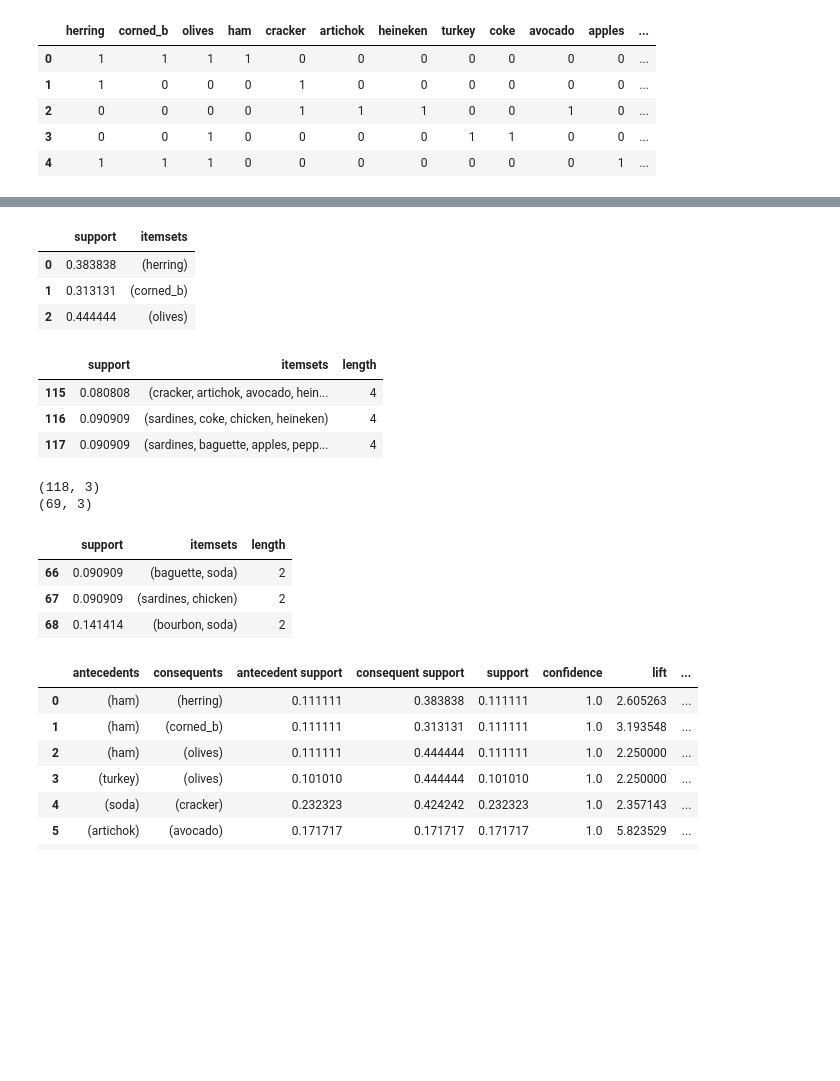
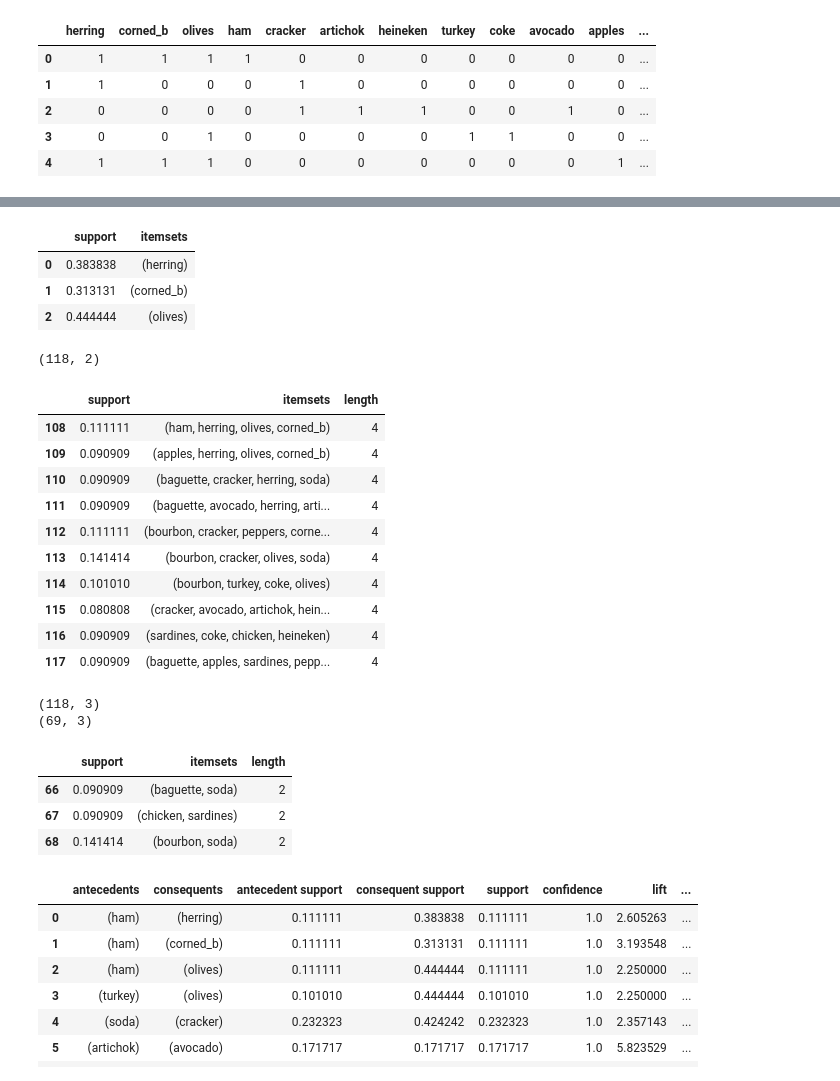
Before and after one commit to ykjoy/ML, a Jupyter notebook: association.ipynb, the cells around one changed output, grey strips where cells are left out. Cells and saved outputs as stored; diff of their text form; code cells hidden in the pictures; blank space fills up the shorter version.

```diff
--- a/association.ipynb
+++ b/association.ipynb
@@ -108,30 +128,39 @@ display(df.head())
 # %%
 frequent_itemsets = apriori(df, min_support = 0.05, use_colnames = True)
 display(frequent_itemsets.head(3))
+print(frequent_itemsets.shape)
 
 # itemset의 물품수 제한을 두고 싶을 때
 frequent_itemsets['length'] = frequent_itemsets['itemsets'].apply(lambda x: len(x))  #물품 수를 추가
-display(frequent_itemsets.tail(3))  #뒤에를 찍어야 몇개의 물품까지 나오는지 확인됨.
+display(frequent_itemsets.tail(10))  #뒤에를 찍어야 몇개의 물품까지 나오는지 확인됨.
 print(frequent_itemsets.shape)
 
-# item set의 물품수를 2개로 제한하고, support를 0.1이상 0.9이하로 설정하여 frequent itemset내 물품을 줄임
+# item set의 물품수를 2개로 제한하고, support를 0.05이상 0.9이하로 설정하여 frequent itemset내 물품을 줄임
 frequent_itemsets = frequent_itemsets[ (frequent_itemsets['length'] <=2) & (frequent_itemsets['support'] <= 0.9) ]
 print(frequent_itemsets.shape)
 display(frequent_itemsets.tail(3))
 # %% [output]
 |  | support | itemsets |
 | 0 | 0.383838 | (herring) |
 | 1 | 0.313131 | (corned_b) |
 | 2 | 0.444444 | (olives) |
+(118, 2)
 |  | support | itemsets | length |
-| 115 | 0.080808 | (cracker, artichok, avocado, hein... | 4 |
+| 108 | 0.111111 | (ham, herring, olives, corned_b) | 4 |
+| 109 | 0.090909 | (apples, herring, olives, corned_b) | 4 |
+| 110 | 0.090909 | (baguette, cracker, herring, soda) | 4 |
+| 111 | 0.090909 | (baguette, avocado, herring, arti... | 4 |
+| 112 | 0.111111 | (bourbon, cracker, peppers, corne... | 4 |
+| 113 | 0.141414 | (bourbon, cracker, olives, soda) | 4 |
+| 114 | 0.101010 | (bourbon, turkey, coke, olives) | 4 |
+| 115 | 0.080808 | (cracker, avocado, artichok, hein... | 4 |
 | 116 | 0.090909 | (sardines, coke, chicken, heineken) | 4 |
-| 117 | 0.090909 | (sardines, baguette, apples, pepp... | 4 |
+| 117 | 0.090909 | (baguette, apples, sardines, pepp... | 4 |
-(118, 3)
-(69, 3)
+(118, 3)
+(69, 3)
 |  | support | itemsets | length |
 | 66 | 0.090909 | (baguette, soda) | 2 |
-| 67 | 0.090909 | (sardines, chicken) | 2 |
+| 67 | 0.090909 | (chicken, sardines) | 2 |
 | 68 | 0.141414 | (bourbon, soda) | 2 |
 # %%
 association_rules(frequent_itemsets, metric = 'confidence', min_threshold = 0.8 )
```
Also changed, not shown: parts of 6 cells of this notebook.
